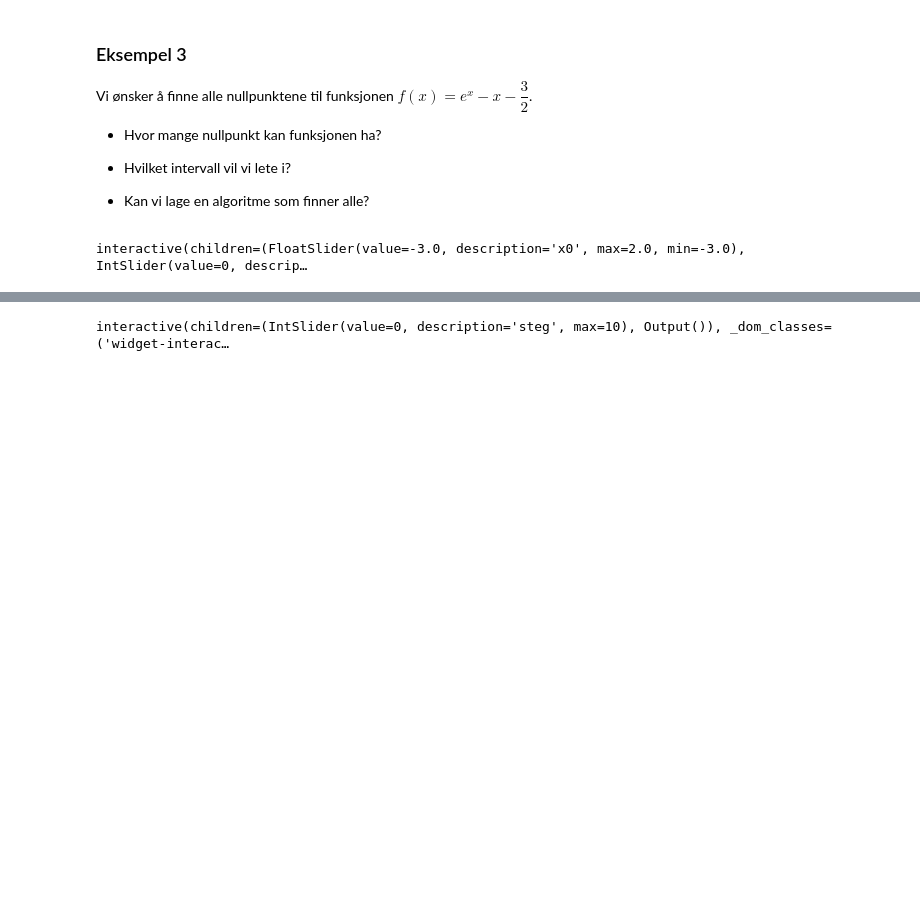
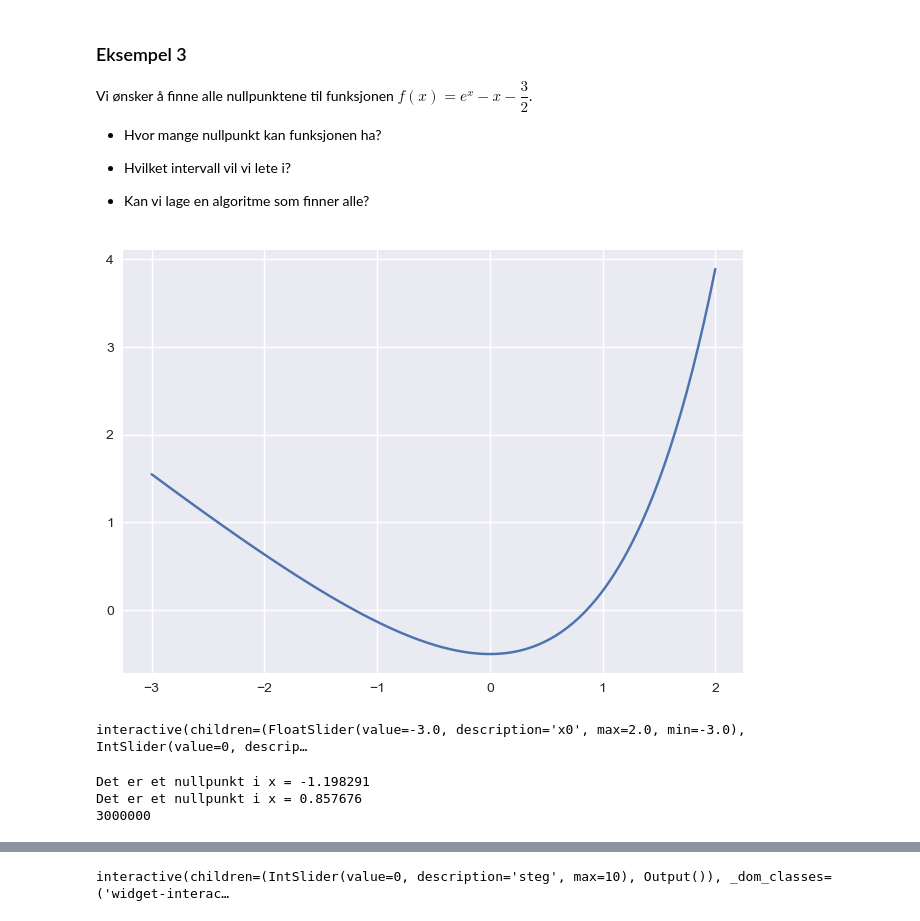
Before and after one commit to tork73/progkurs, a Jupyter notebook: _sources/programmer/webinar3/webinar3-bilder.ipynb, the cells around one changed output, grey strips where cells are left out. Cells and saved outputs as stored; diff of their text form; code cells hidden in the pictures; blank space fills up the shorter version.

```diff
--- a/_sources/programmer/webinar3/webinar3-bilder.ipynb
+++ b/_sources/programmer/webinar3/webinar3-bilder.ipynb
@@ -20,3 +48,12 @@ Du setter 10 000 kroner inn på en bankkonto med 3% rente. Hvor mange år tar de
 ### Eksempel 2
 
 Løs likningen $3000\cdot 1.018^x = 5000$
+# %%
+def f(x):
+    return 3000 * 1.018**x
+
+x = 1
+while f(x) < 5000:
+    x = x + 0.00001
+
+print(f"{x:.6f}")
@@ -31,6 +74,17 @@ $f(x)=e^x-x-\dfrac{3}{2}$.
 * Hvilket intervall vil vi lete i?
 
 * Kan vi lage en algoritme som finner alle?
+# %%
+import numpy as np
+import matplotlib.pyplot as plt
+
+X = np.linspace(-3, 2, 100)
+def f(x):
+    return np.exp(x)-x-3/2
+
+plt.plot(X, f(X));
+# %% [output]
+[figure, added]
 # %%
 import ipywidgets as widgets
 from IPython.display import display
@@ -61,6 +115,29 @@ def diskret(x0=-3, n=0, d=0.5):
          fontdict={"fontsize": 20}, horizontalalignment="center")
 # %% [output]
 interactive(children=(FloatSlider(value=-3.0, description='x0', max=2.0, min=-3.0), IntSlider(value=0, descrip…
+# %%
+import numpy as np
+
+def f(x):
+    return np.exp(x)-x-3/2
+
+start = -2
+slutt = 1
+
+x = start        # Min startverdi
+d = 1E-6         # bredden på intervallene
+teller = 0
+while x + d < slutt:
+    p = f(x)*f(x+d)
+    if p <= 0:
+        print(f"Det er et nullpunkt i x = {x+d/2:.6f}")
+    x = x + d
+    teller = teller + 1
+print(teller)
+# %% [output]
+Det er et nullpunkt i x = -1.198291
+Det er et nullpunkt i x = 0.857676
+3000000
 # %% [markdown]
 ![image.png](ki-1.png)
 
```
Also changed, not shown: parts of 20 cells of this notebook, 44 other files.
